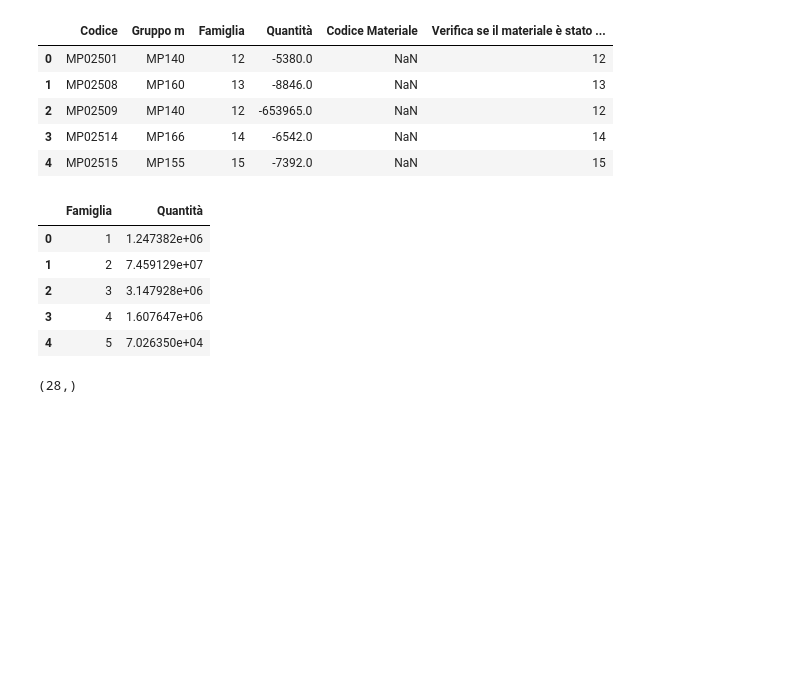
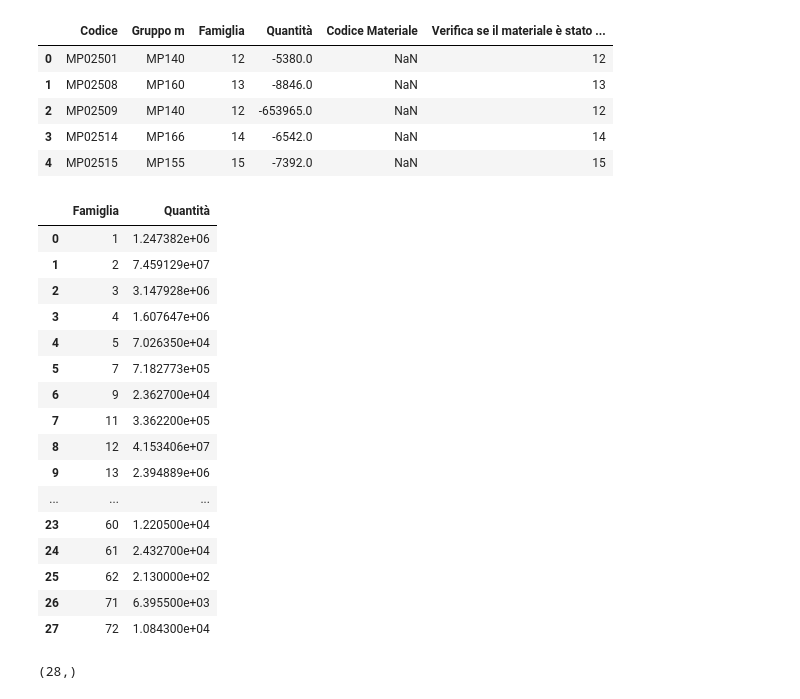
Before and after one commit to PicciMarioRegesta/almag.ottimizzazione-produzione, a Jupyter notebook: importazione.ipynb, the cells around one changed output. Saved outputs shown, nothing was run; the diff lists cells and outputs as text; code cells hidden in the pictures; blank space fills up the shorter version.

```diff
--- a/importazione.ipynb
+++ b/importazione.ipynb
@@ -58,14 +63,25 @@ cons_df_raw.head()
 # %%
 cons_df = cons_df_raw[['Famiglia', 'Quantità']].groupby('Famiglia').sum().sort_values(['Quantità']).sort_values(['Famiglia']).reset_index()
 cons_df['Quantità'] = cons_df['Quantità']*-1
-cons_df.head()
+cons_df
 # %% [output]
 |  | Famiglia | Quantità |
 | 0 | 1 | 1.247382e+06 |
 | 1 | 2 | 7.459129e+07 |
 | 2 | 3 | 3.147928e+06 |
 | 3 | 4 | 1.607647e+06 |
 | 4 | 5 | 7.026350e+04 |
+| 5 | 7 | 7.182773e+05 |
+| 6 | 9 | 2.362700e+04 |
+| 7 | 11 | 3.362200e+05 |
+| 8 | 12 | 4.153406e+07 |
+| 9 | 13 | 2.394889e+06 |
+| ... | ... | ... |
+| 23 | 60 | 1.220500e+04 |
+| 24 | 61 | 2.432700e+04 |
+| 25 | 62 | 2.130000e+02 |
+| 26 | 71 | 6.395500e+03 |
+| 27 | 72 | 1.084300e+04 |
 # %%
 consumi = np.array(cons_df['Quantità'])
 print(consumi.shape)
```
Also changed, not shown: parts of 12 cells of this notebook, 3 other files.
